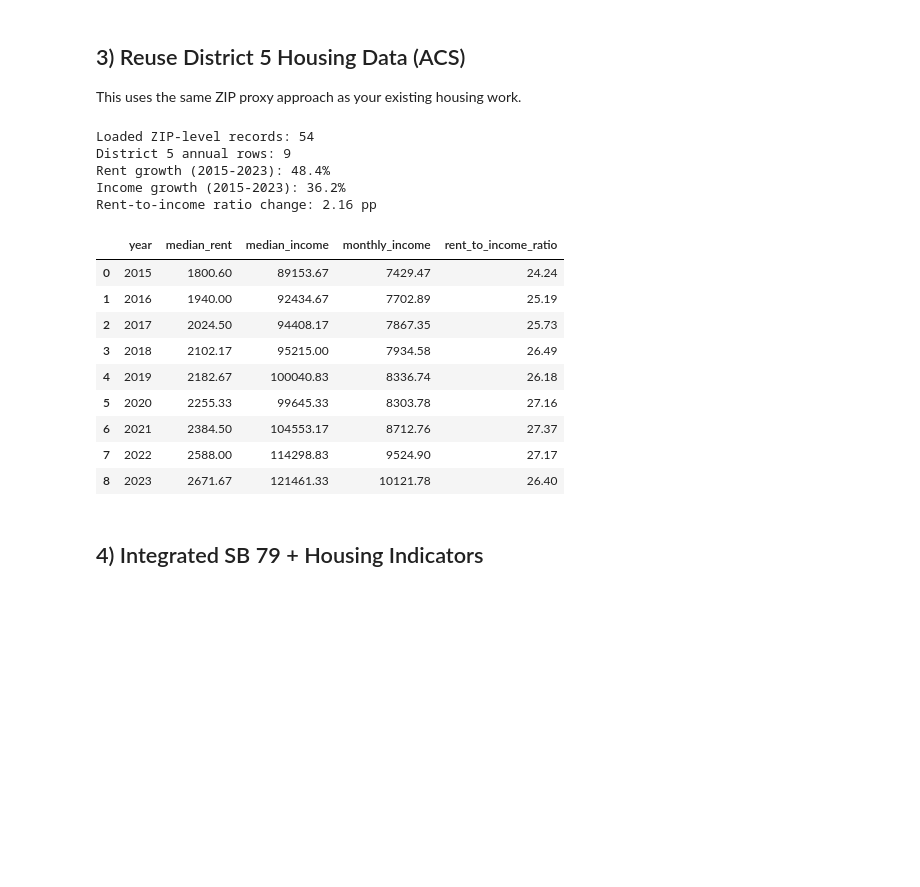
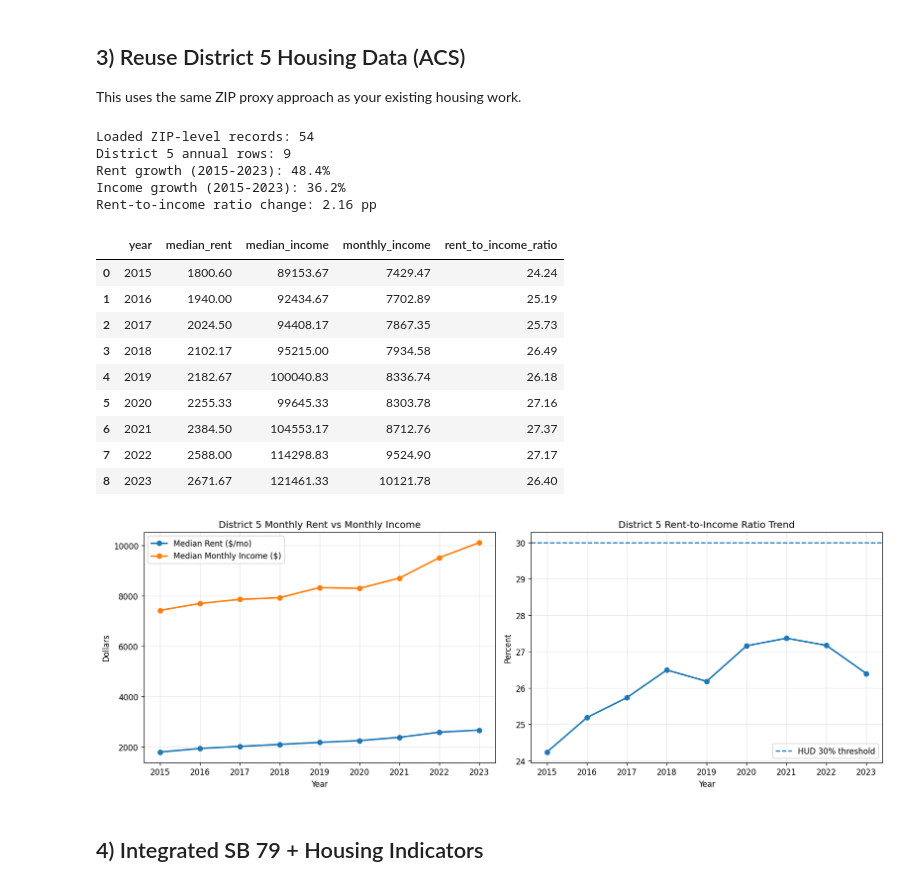
Before and after one commit to Quintinlf/district5-housing-dashboard, a Jupyter notebook: sb79_tod_housing_analysis.ipynb, the cells around one changed output. Saved outputs shown, nothing was run; the diff lists cells and outputs as text; code cells hidden in the pictures; blank space fills up the shorter version.

```diff
--- a/sb79_tod_housing_analysis.ipynb
+++ b/sb79_tod_housing_analysis.ipynb
@@ -113,32 +138,55 @@ This uses the same ZIP proxy approach as your existing housing work.
 # %%
 YEARS = list(range(2015, 2024))
 raw_housing = fetch_d5_housing_data(YEARS, zip_codes=list(DISTRICT_5_ZIPS.keys()))
 d5_housing = aggregate_d5_housing(raw_housing)
 housing_summary = summarize_housing_trends(d5_housing)
 
 print(f"Loaded ZIP-level records: {len(raw_housing):,}")
 print(f"District 5 annual rows: {len(d5_housing):,}")
 print(f"Rent growth ({housing_summary.start_year}-{housing_summary.end_year}): {housing_summary.rent_growth_pct:.1f}%")
 print(f"Income growth ({housing_summary.start_year}-{housing_summary.end_year}): {housing_summary.income_growth_pct:.1f}%")
 print(f"Rent-to-income ratio change: {housing_summary.ratio_change_pp:.2f} pp")
 
 display(d5_housing)
+
+# Visual add-on for Cell 8: rent/income levels and affordability ratio trend
+fig, axes = plt.subplots(1, 2, figsize=(14, 5), dpi=120)
+
+axes[0].plot(d5_housing["year"], d5_housing["median_rent"], marker="o", linewidth=2, label="Median Rent ($/mo)")
+axes[0].plot(d5_housing["year"], d5_housing["monthly_income"], marker="o", linewidth=2, label="Median Monthly Income ($)")
+axes[0].set_title("District 5 Monthly Rent vs Monthly Income")
+axes[0].set_xlabel("Year")
+axes[0].set_ylabel("Dollars")
+axes[0].legend()
+axes[0].grid(alpha=0.3)
+
+axes[1].plot(d5_housing["year"], d5_housing["rent_to_income_ratio"], marker="o", linewidth=2)
+axes[1].axhline(30.0, linestyle="--", linewidth=1.5, label="HUD 30% threshold")
+axes[1].set_title("District 5 Rent-to-Income Ratio Trend")
+axes[1].set_xlabel("Year")
+axes[1].set_ylabel("Percent")
+axes[1].legend()
+axes[1].grid(alpha=0.3)
+
+plt.tight_layout()
+plt.show()
 # %% [output]
 Loaded ZIP-level records: 54
 District 5 annual rows: 9
 Rent growth (2015-2023): 48.4%
 Income growth (2015-2023): 36.2%
 Rent-to-income ratio change: 2.16 pp
 |  | year | median_rent | median_income | monthly_income | rent_to_income_ratio |
 | 0 | 2015 | 1800.60 | 89153.67 | 7429.47 | 24.24 |
 | 1 | 2016 | 1940.00 | 92434.67 | 7702.89 | 25.19 |
 | 2 | 2017 | 2024.50 | 94408.17 | 7867.35 | 25.73 |
 | 3 | 2018 | 2102.17 | 95215.00 | 7934.58 | 26.49 |
 | 4 | 2019 | 2182.67 | 100040.83 | 8336.74 | 26.18 |
 | 5 | 2020 | 2255.33 | 99645.33 | 8303.78 | 27.16 |
 | 6 | 2021 | 2384.50 | 104553.17 | 8712.76 | 27.37 |
 | 7 | 2022 | 2588.00 | 114298.83 | 9524.90 | 27.17 |
 | 8 | 2023 | 2671.67 | 121461.33 | 10121.78 | 26.40 |
+[figure, added]
 # %% [markdown]
 ## 4) Integrated SB 79 + Housing Indicators
 # %%
```
Also changed, not shown: parts of 4 cells of this notebook.
